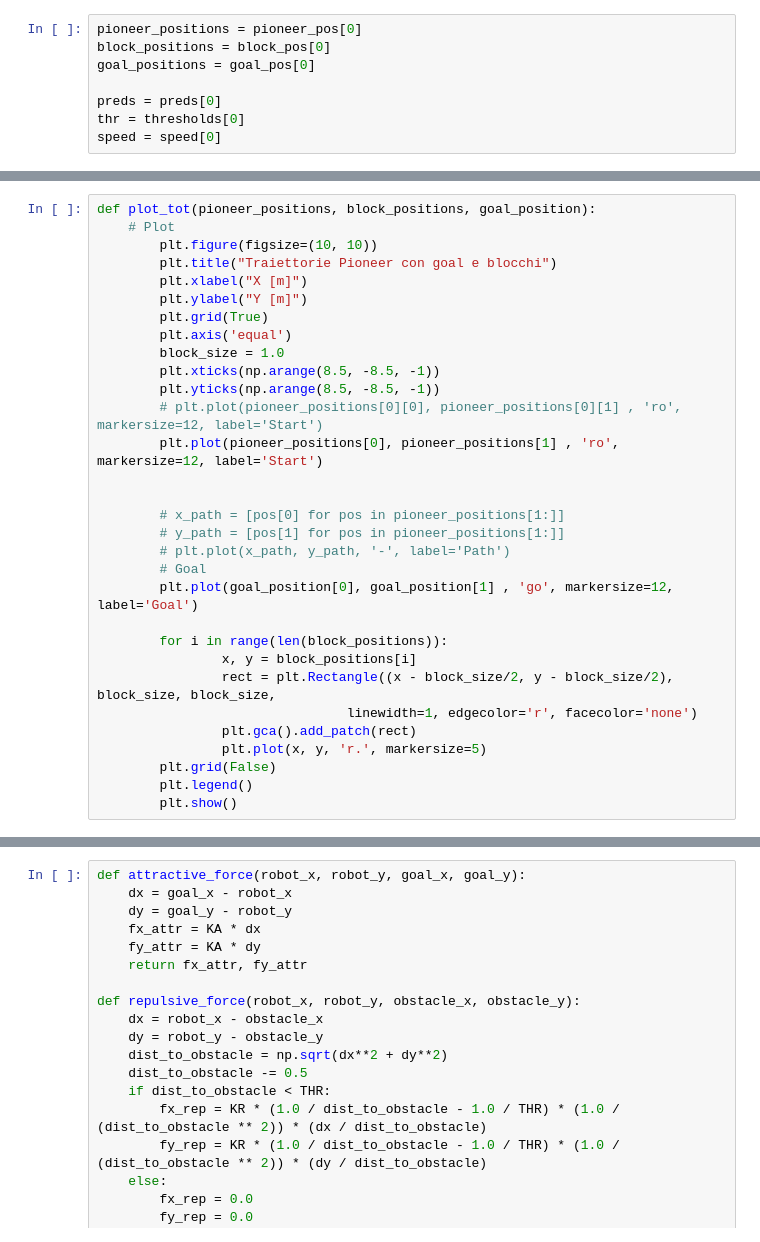
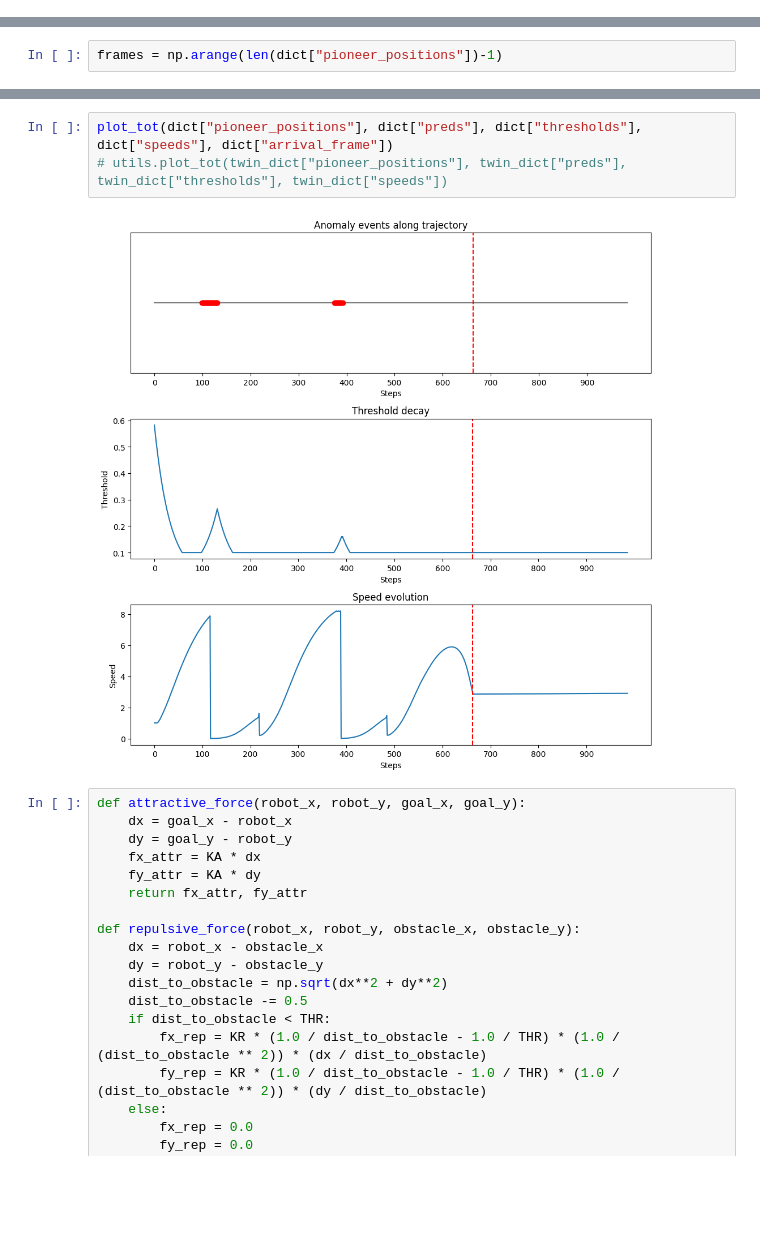
Before and after one commit to Immaioz/SNN_potential_field, a Jupyter notebook: dev.ipynb, the cells around one changed output, grey strips where cells are left out. Saved outputs shown, nothing was run; the diff lists cells and outputs as text; blank space fills up the shorter version.

```diff
--- a/dev.ipynb
+++ b/dev.ipynb
@@ -31,8 +31,0 @@ Finita run
-# %%
-pioneer_positions = pioneer_pos[0]
-block_positions = block_pos[0]
-goal_positions = goal_pos[0]
-
-preds = preds[0]
-thr = thresholds[0]
-speed = speed[0]
@@ -92,31 +31,0 @@ import matplotlib.pyplot as plt
-# %%
-def plot_tot(pioneer_positions, block_positions, goal_position):
-    # Plot
-        plt.figure(figsize=(10, 10))
-        plt.title("Traiettorie Pioneer con goal e blocchi")
-        plt.xlabel("X [m]")
-        plt.ylabel("Y [m]")
-        plt.grid(True)
-        plt.axis('equal')
-        block_size = 1.0
-        plt.xticks(np.arange(8.5, -8.5, -1))
-        plt.yticks(np.arange(8.5, -8.5, -1))
-        # plt.plot(pioneer_positions[0][0], pioneer_positions[0][1] , 'ro', markersize=12, label='Start')
-        plt.plot(pioneer_positions[0], pioneer_positions[1] , 'ro', markersize=12, label='Start')
-
-
-        # x_path = [pos[0] for pos in pioneer_positions[1:]]
-        # y_path = [pos[1] for pos in pioneer_positions[1:]]
-        # plt.plot(x_path, y_path, '-', label='Path')
-        # Goal
-        plt.plot(goal_position[0], goal_position[1] , 'go', markersize=12, label='Goal')
-
-        for i in range(len(block_positions)):
-                x, y = block_positions[i]
-                rect = plt.Rectangle((x - block_size/2, y - block_size/2), block_size, block_size,
-                                linewidth=1, edgecolor='r', facecolor='none')
-                plt.gca().add_patch(rect)
-                plt.plot(x, y, 'r.', markersize=5)
-        plt.grid(False)
-        plt.legend()
-        plt.show()
@@ -122,0 +36,2 @@ def plot_tot(pioneer_positions, block_positions, goal_position):
+# %%
+frames = np.arange(len(dict["pioneer_positions"])-1)
@@ -123,3 +89,8 @@ def plot_tot(pioneer_positions, block_positions, goal_position):
+# %%
+plot_tot(dict["pioneer_positions"], dict["preds"], dict["thresholds"], dict["speeds"], dict["arrival_frame"])
+# utils.plot_tot(twin_dict["pioneer_positions"], twin_dict["preds"], twin_dict["thresholds"], twin_dict["speeds"])
+# %% [output]
+[figure, added]
 # %%
 def attractive_force(robot_x, robot_y, goal_x, goal_y):
     dx = goal_x - robot_x
```
Also changed, not shown: parts of 8 cells of this notebook, 4 other files.
